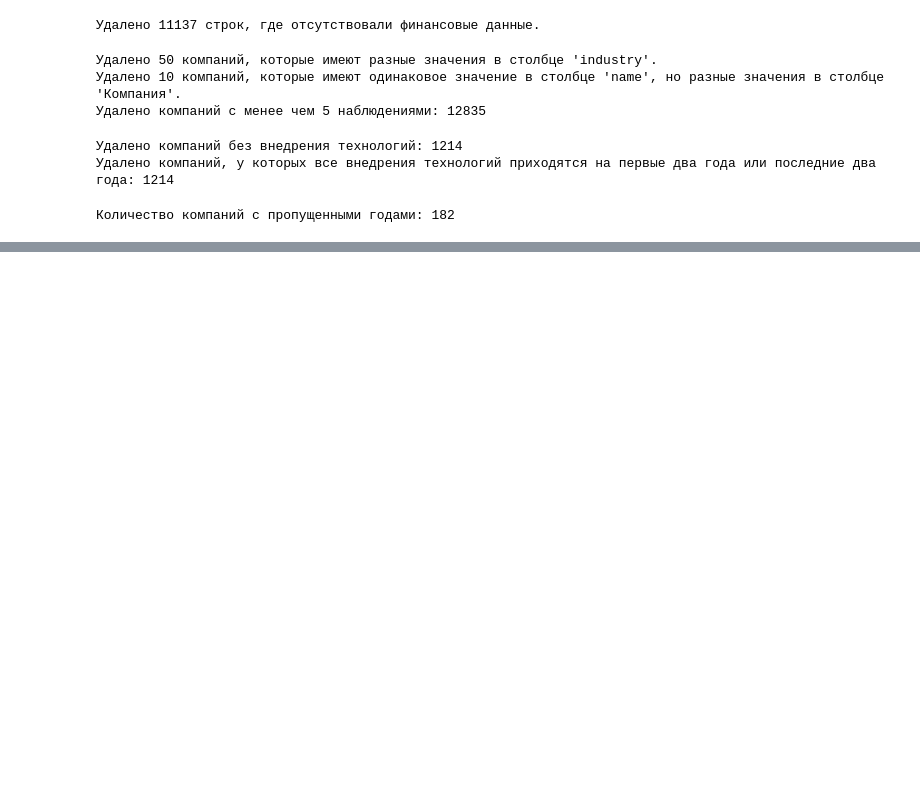
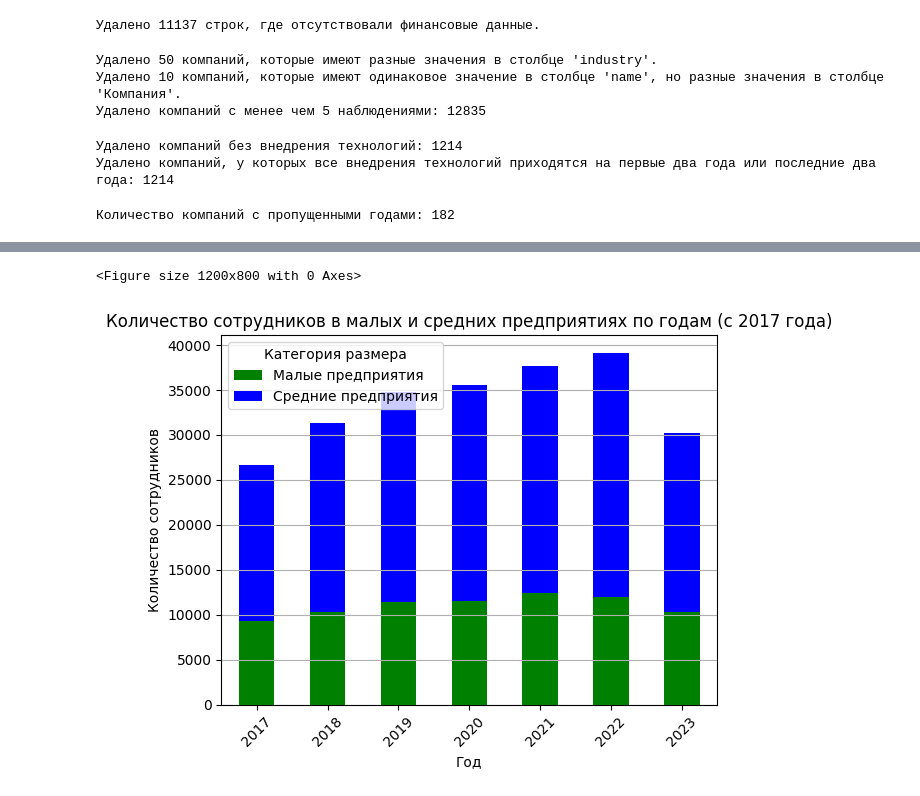
Before and after one commit to PaveLuchkov/MSP, a Jupyter notebook: Cleaning.ipynb, the cells around one changed output, grey strips where cells are left out. Cells and saved outputs as stored; diff of their text form; code cells hidden in the pictures; blank space fills up the shorter version.

```diff
--- a/Cleaning.ipynb
+++ b/Cleaning.ipynb
@@ -123,13 +115,9 @@ Unique count of 'Компания': 795
 df = cleaned_df
 # %%
 columns_to_drop = [
-    'claims_amount', 'proceedings_amount', 'intangibles', 'fixed_assets', 'noncurrent_assets', 'net_assets',
-    'current_assets',
-    'lt_debt', 'admin_expenses', 'st_debt', 'interest_paid',
-    'interest_payment', 'interest_coverage', 'okved_name', 'short_term_liab', 'retained_earnings'
+ 'okved_name', 'short_term_liab', 'retained_earnings'
 ]
 df = df.drop(columns=columns_to_drop)
-# df.to_csv("cleaned_dataset.csv", index=False)
 # %%
 start_col = df.columns.get_loc("size_cat") + 1
 end_col = df.columns.get_loc("year")  # Определяем конец финансовых показателей
@@ -268,3 +392,23 @@ See the caveats in the documentation: https://pandas.pydata.org/pandas-docs/stab
+# %%
+# Фильтрация данных с 2017 года
+df_msp_filtered = df_msp[df_msp['year'] >= 2017]
+
+# Группировка данных по годам и категориям размера
+employees_counts_by_year = df_msp_filtered.groupby(['year', 'size_cat'])['employees'].sum().unstack(fill_value=0)
+
+# Построение графика
+plt.figure(figsize=(12, 8))
+employees_counts_by_year.plot(kind='bar', stacked=True, color=['green', 'blue'])
+plt.title('Количество сотрудников в малых и средних предприятиях по годам (с 2017 года)')
+plt.xlabel('Год')
+plt.ylabel('Количество сотрудников')
+plt.xticks(rotation=45)
+plt.grid(axis='y')
+plt.legend(title='Категория размера')
+plt.show()
+# %% [output]
+<Figure size 1200x800 with 0 Axes>
+[figure, added]
 # %%
 # Группировка данных по годам и категориям размера
 size_counts_by_year = df_msp.groupby(['year', 'size_cat']).size().unstack(fill_value=0)
```
Also changed, not shown: parts of 47 cells of this notebook, 9 other files.
